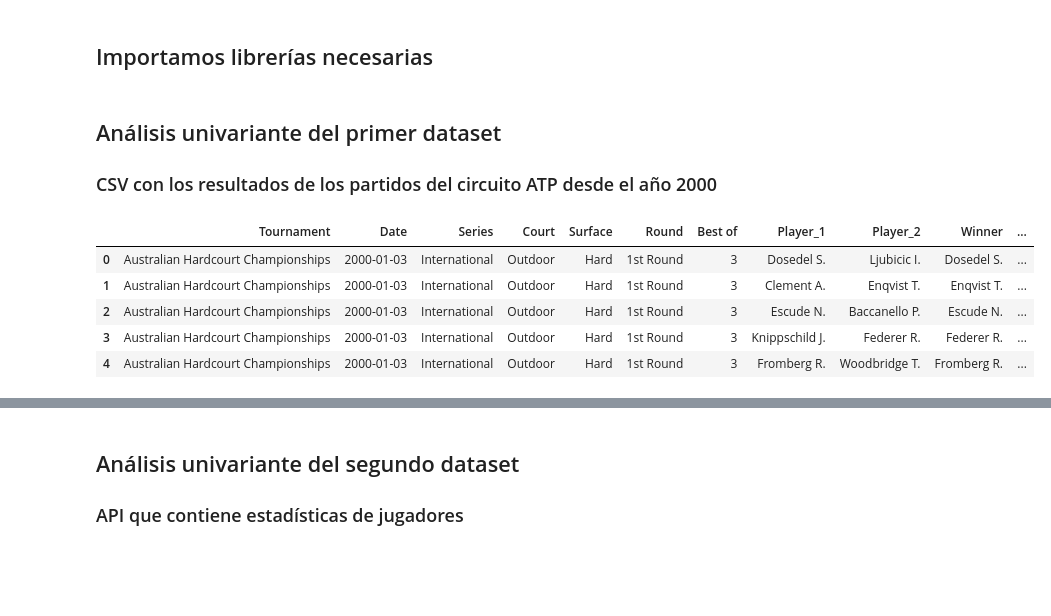
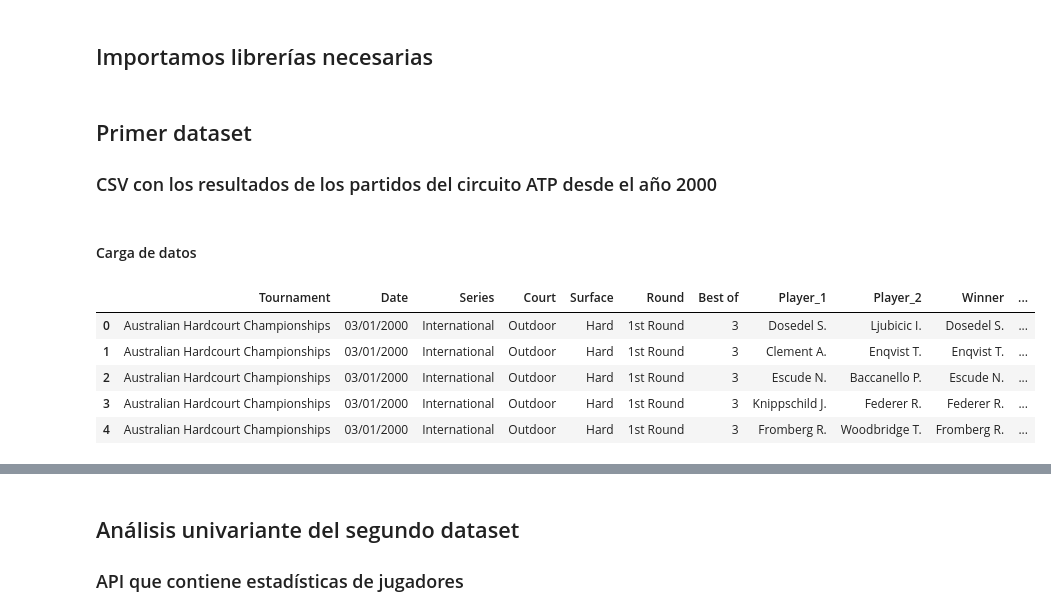
Before and after one commit to jmayordomom/EDA_TennisStadistics, a Jupyter notebook: EDA_JaimeMayordomoMoreno.ipynb, the cells around one changed output, grey strips where cells are left out. Drawn from its saved outputs; the diff is of its cells as text; code cells hidden in the pictures; blank space fills up the shorter version.

```diff
--- a/EDA_JaimeMayordomoMoreno.ipynb
+++ b/EDA_JaimeMayordomoMoreno.ipynb
@@ -14,18 +14,20 @@ import seaborn as sns
 import scipy.stats as stats
 import requests, json, numpy as np
 import time
+
+pd.set_option("display.max_columns", None)
 # %% [markdown]
-## Análisis univariante del primer dataset
+## Primer dataset
 ### CSV con los resultados de los partidos del circuito ATP desde el año 2000
+# %% [markdown]
+#### Carga de datos
 # %%
-df = pd.read_csv(r'C:\Users\jaime\OneDrive\Documentos\Bootcamp\atp_tennis.csv', sep=";")
-df.drop(["Odd_1", "Odd_2", "Pts_1", "Pts_2"], axis=1, inplace=True)
-df['Date'] = pd.to_datetime(df['Date'], format='%d/%m/%Y')
-df.head()
+dfResultados = pd.read_csv(r'C:\Users\jaime\OneDrive\Documentos\Bootcamp\atp_tennis.csv', sep=";")
+dfResultados.head()
 # %% [output]
 |  | Tournament | Date | Series | Court | Surface | Round | Best of | Player_1 | Player_2 | Winner | ... |
-| 0 | Australian Hardcourt Championships | 2000-01-03 | International | Outdoor | Hard | 1st Round | 3 | Dosedel S. | Ljubicic I. | Dosedel S. | ... |
-| 1 | Australian Hardcourt Championships | 2000-01-03 | International | Outdoor | Hard | 1st Round | 3 | Clement A. | Enqvist T. | Enqvist T. | ... |
-| 2 | Australian Hardcourt Championships | 2000-01-03 | International | Outdoor | Hard | 1st Round | 3 | Escude N. | Baccanello P. | Escude N. | ... |
-| 3 | Australian Hardcourt Championships | 2000-01-03 | International | Outdoor | Hard | 1st Round | 3 | Knippschild J. | Federer R. | Federer R. | ... |
-| 4 | Australian Hardcourt Championships | 2000-01-03 | International | Outdoor | Hard | 1st Round | 3 | Fromberg R. | Woodbridge T. | Fromberg R. | ... |
+| 0 | Australian Hardcourt Championships | 03/01/2000 | International | Outdoor | Hard | 1st Round | 3 | Dosedel S. | Ljubicic I. | Dosedel S. | ... |
+| 1 | Australian Hardcourt Championships | 03/01/2000 | International | Outdoor | Hard | 1st Round | 3 | Clement A. | Enqvist T. | Enqvist T. | ... |
+| 2 | Australian Hardcourt Championships | 03/01/2000 | International | Outdoor | Hard | 1st Round | 3 | Escude N. | Baccanello P. | Escude N. | ... |
+| 3 | Australian Hardcourt Championships | 03/01/2000 | International | Outdoor | Hard | 1st Round | 3 | Knippschild J. | Federer R. | Federer R. | ... |
+| 4 | Australian Hardcourt Championships | 03/01/2000 | International | Outdoor | Hard | 1st Round | 3 | Fromberg R. | Woodbridge T. | Fromberg R. | ... |
```
Also changed, not shown: parts of 29 cells of this notebook.
